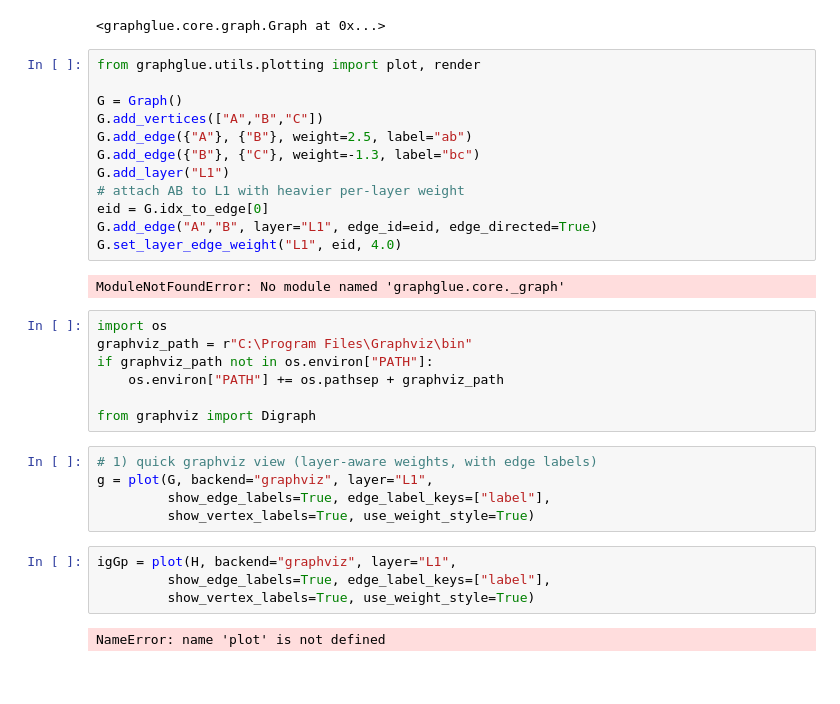
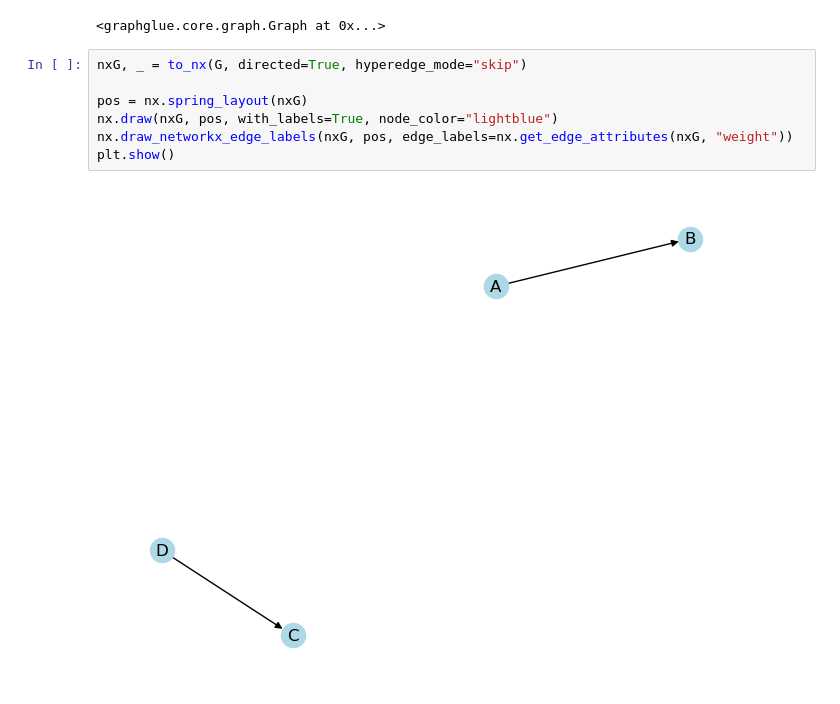
Before and after one commit to saezlab/AnnNet, a Jupyter notebook: docs/API_demo_notebook.ipynb, the cells around one changed output. Drawn from its saved outputs; the diff is of its cells as text; blank space fills up the shorter version.

Commit message:
change the plotting module for SSOT + applying and testing in pynbs

```diff
--- a/docs/API_demo_notebook.ipynb
+++ b/docs/API_demo_notebook.ipynb
@@ -175,35 +175,12 @@ H = from_igraph(igG, manifest)
 H
 # %% [output]
 <graphglue.core.graph.Graph at 0x...>
-# %%
-from graphglue.utils.plotting import plot, render
-
-G = Graph()
-G.add_vertices(["A","B","C"])
-G.add_edge({"A"}, {"B"}, weight=2.5, label="ab")
-G.add_edge({"B"}, {"C"}, weight=-1.3, label="bc")
-G.add_layer("L1")
-# attach AB to L1 with heavier per-layer weight
-eid = G.idx_to_edge[0]
-G.add_edge("A","B", layer="L1", edge_id=eid, edge_directed=True)
-G.set_layer_edge_weight("L1", eid, 4.0)
-# %% [output]
-ModuleNotFoundError: No module named 'graphglue.core._graph'
-# %%
-import os
-graphviz_path = r"C:\Program Files\Graphviz\bin"
-if graphviz_path not in os.environ["PATH"]:
-    os.environ["PATH"] += os.pathsep + graphviz_path
-
-from graphviz import Digraph
-# %%
-# 1) quick graphviz view (layer-aware weights, with edge labels)
-g = plot(G, backend="graphviz", layer="L1",
-         show_edge_labels=True, edge_label_keys=["label"],
-         show_vertex_labels=True, use_weight_style=True)
-# %%
-igGp = plot(H, backend="graphviz", layer="L1",
-         show_edge_labels=True, edge_label_keys=["label"],
-         show_vertex_labels=True, use_weight_style=True)
-# %% [output]
-NameError: name 'plot' is not defined
+# %%
+nxG, _ = to_nx(G, directed=True, hyperedge_mode="skip")
+
+pos = nx.spring_layout(nxG)
+nx.draw(nxG, pos, with_labels=True, node_color="lightblue")
+nx.draw_networkx_edge_labels(nxG, pos, edge_labels=nx.get_edge_attributes(nxG, "weight"))
+plt.show()
+# %% [output]
+[figure, added]
```
Also changed, not shown: parts of 1 cell of this notebook, 2 other files.
